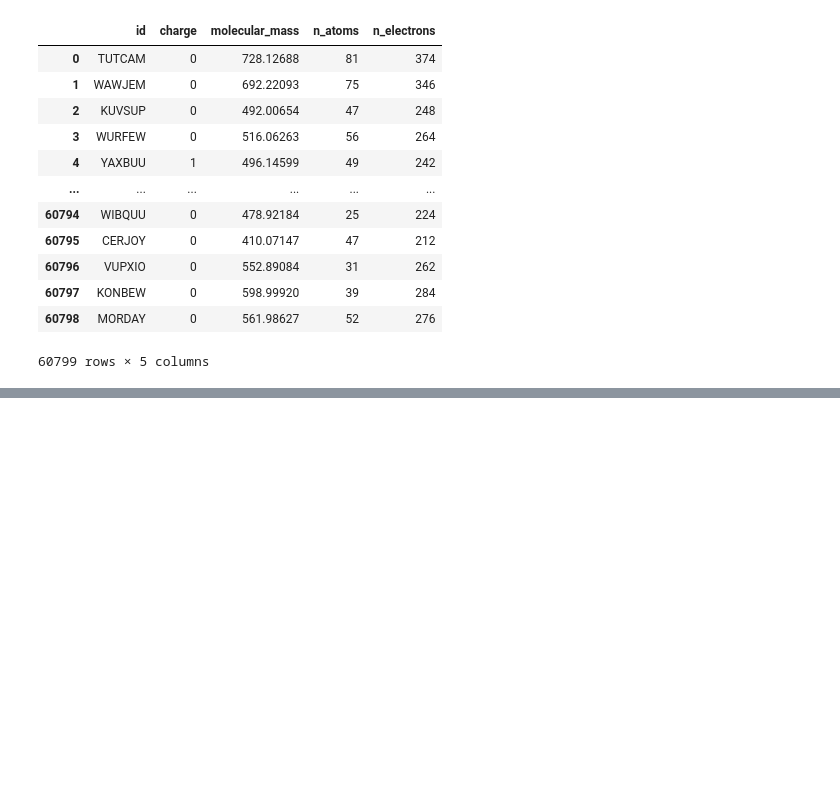
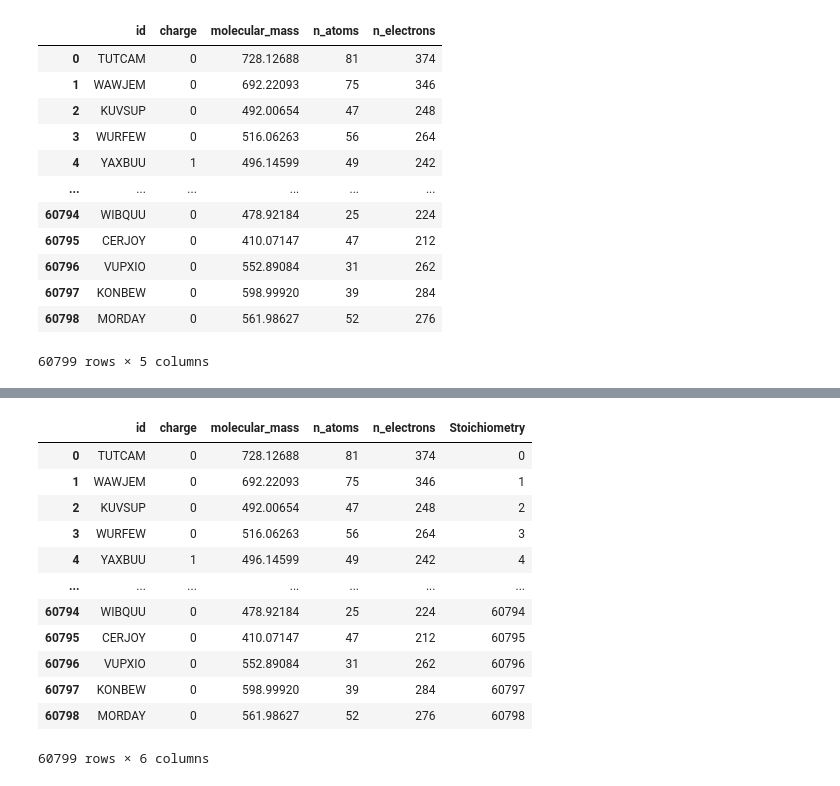
Before and after one commit to yerlikayaperi/Project-Complexify, a Jupyter notebook: data test.ipynb, the cells around one changed output, grey strips where cells are left out. Cells and saved outputs as stored; diff of their text form; code cells hidden in the pictures; blank space fills up the shorter version.

Commit message:
Add files via upload
Modified to add stoichiometry of complexes found in tmqm repository to csv files

```diff
--- a/data test.ipynb
+++ b/data test.ipynb
@@ -99,0 +190,17 @@ pd.DataFrame.to_csv(df_complex, 'Separate complex info.csv')
+# %%
+df_complex['Stoichiometry'] = [x for x in range(0,len(df_complex))]
+df_complex
+# %% [output]
+|  | id | charge | molecular_mass | n_atoms | n_electrons | Stoichiometry |
+| 0 | TUTCAM | 0 | 728.12688 | 81 | 374 | 0 |
+| 1 | WAWJEM | 0 | 692.22093 | 75 | 346 | 1 |
+| 2 | KUVSUP | 0 | 492.00654 | 47 | 248 | 2 |
+| 3 | WURFEW | 0 | 516.06263 | 56 | 264 | 3 |
+| 4 | YAXBUU | 1 | 496.14599 | 49 | 242 | 4 |
+| ... | ... | ... | ... | ... | ... | ... |
+| 60794 | WIBQUU | 0 | 478.92184 | 25 | 224 | 60794 |
+| 60795 | CERJOY | 0 | 410.07147 | 47 | 212 | 60795 |
+| 60796 | VUPXIO | 0 | 552.89084 | 31 | 262 | 60796 |
+| 60797 | KONBEW | 0 | 598.99920 | 39 | 284 | 60797 |
+| 60798 | MORDAY | 0 | 561.98627 | 52 | 276 | 60798 |
+60799 rows × 6 columns
```
Also changed, not shown: parts of 20 cells of this notebook.
